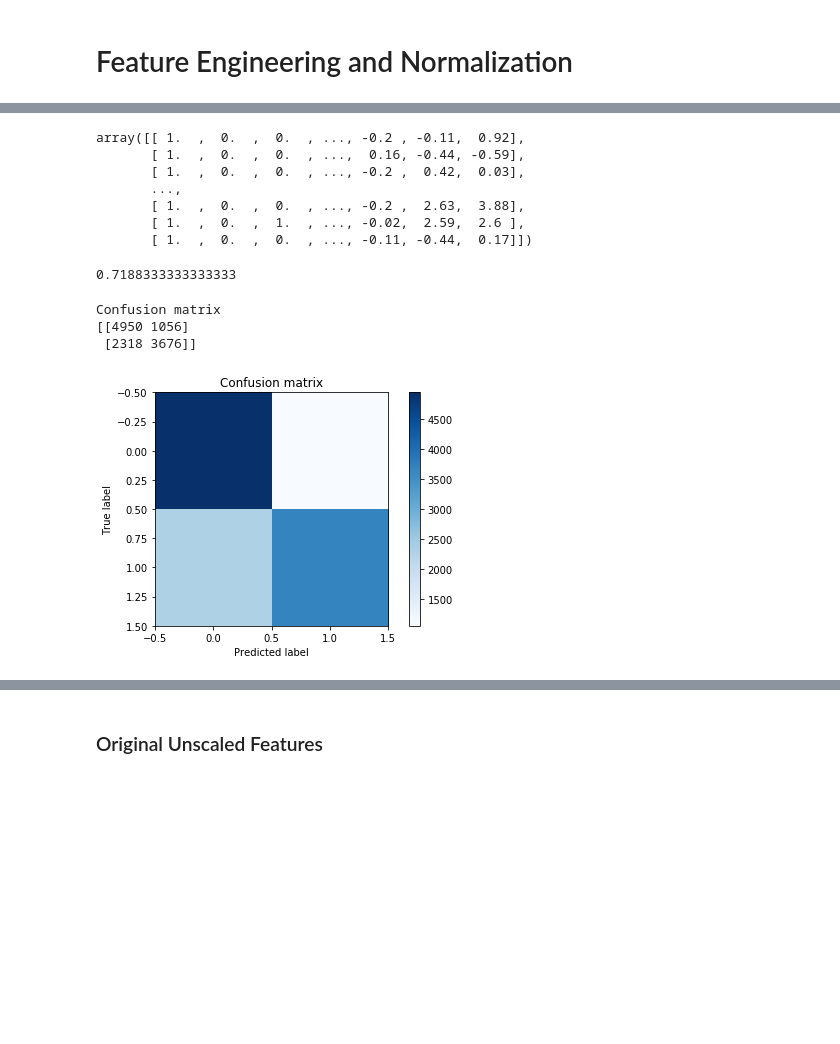
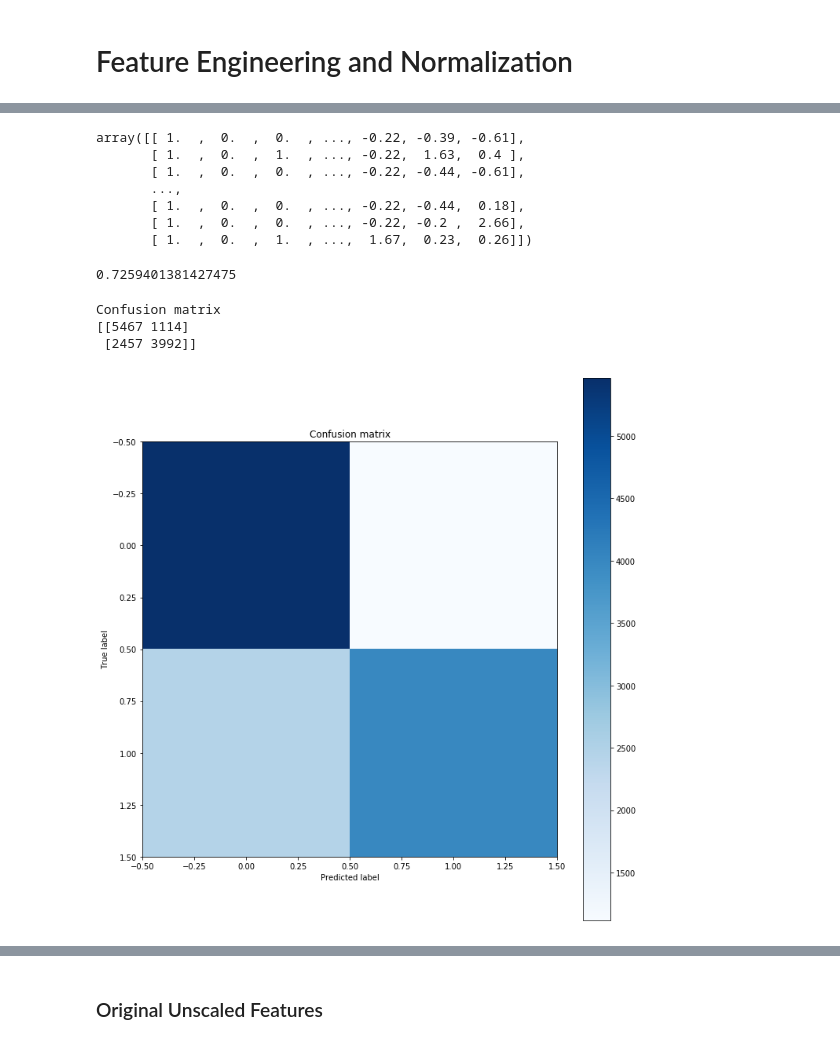
Before and after one commit to hyphaebeast/debugging-data-science, a Jupyter notebook: notebooks/airbnb_churn.ipynb, the cells around one changed output, grey strips where cells are left out. Cells and saved outputs as stored; diff of their text form; code cells hidden in the pictures; blank space fills up the shorter version.

```diff
--- a/notebooks/airbnb_churn.ipynb
+++ b/notebooks/airbnb_churn.ipynb
@@ -245,46 +436,46 @@ transformer = make_column_transformer((OneHotEncoder(), categorical_columns), re
 # %%
-transformer.fit_transform(features.drop(drop_columns, axis=1))
+transformer.fit_transform(features)
 # %% [output]
-array([[ 1.  ,  0.  ,  0.  , ..., -0.2 , -0.11,  0.92],
-       [ 1.  ,  0.  ,  0.  , ...,  0.16, -0.44, -0.59],
-       [ 1.  ,  0.  ,  0.  , ..., -0.2 ,  0.42,  0.03],
+array([[ 1.  ,  0.  ,  0.  , ..., -0.22, -0.39, -0.61],
+       [ 1.  ,  0.  ,  1.  , ..., -0.22,  1.63,  0.4 ],
+       [ 1.  ,  0.  ,  0.  , ..., -0.22, -0.44, -0.61],
        ...,
-       [ 1.  ,  0.  ,  0.  , ..., -0.2 ,  2.63,  3.88],
-       [ 1.  ,  0.  ,  1.  , ..., -0.02,  2.59,  2.6 ],
-       [ 1.  ,  0.  ,  0.  , ..., -0.11, -0.44,  0.17]])
+       [ 1.  ,  0.  ,  0.  , ..., -0.22, -0.44,  0.18],
+       [ 1.  ,  0.  ,  0.  , ..., -0.22, -0.2 ,  2.66],
+       [ 1.  ,  0.  ,  1.  , ...,  1.67,  0.23,  0.26]])
 # %%
-clf = Pipeline(steps=[('preprocessor', transformer),
+pipeline = Pipeline(steps=[('preprocessor', transformer),
                       ('classifier', LogisticRegression(penalty='l1'))])
 # %%
-X_train, X_test, y_train, y_test = train_test_split(features.drop(drop_columns, axis=1), labels, test_size=0.2)
+X_train, X_test, y_train, y_test = train_test_split(features, labels, test_size=0.2)
 # %%
 # fit model to training data
-clf.fit(X_train, y_train)
+pipeline.fit(X_train, y_train)
 
 # make predictions
-predictions = clf.predict(X_test)
+predictions = pipeline.predict(X_test)
 
 # evaluate model
 accuracy = (predictions == y_test).sum() / len(y_test)
 print(accuracy)
 # %% [output]
-0.7188333333333333
+0.7259401381427475
 # %%
-y_pred = clf.predict(X_test)
-y_score = clf.predict_proba(X_test)
+y_pred = pipeline.predict(X_test)
+y_score = pipeline.predict_proba(X_test)
 
 # Compute confusion matrix
 cm = confusion_matrix(y_test, y_pred)
 np.set_printoptions(precision=2)
 print('Confusion matrix')
 print(cm)
-plt.figure()
+plt.figure(figsize=(10,10))
 plot_confusion_matrix(cm)
 # %% [output]
 Confusion matrix
-[[4950 1056]
- [2318 3676]]
+[[5467 1114]
+ [2457 3992]]
-[figure, old version]
+[figure, new version]
 # %%
 plot_roc(y_test, y_score)
 # %% [output]
```
Also changed, not shown: parts of 49 cells of this notebook.
